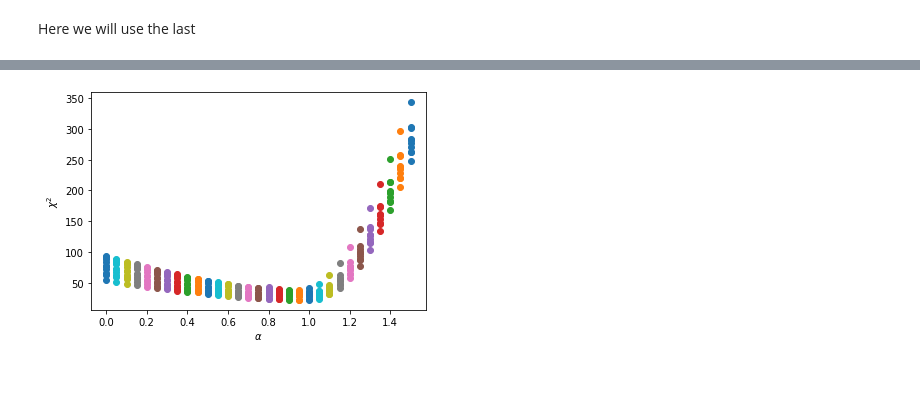
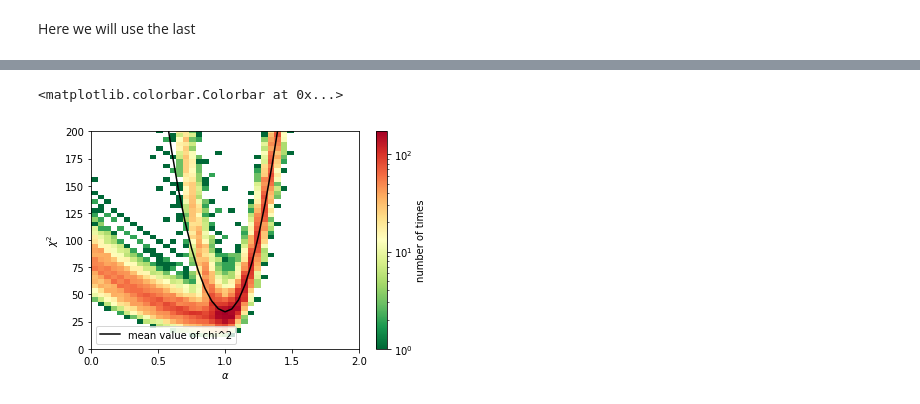
Before and after one commit to R-Grau/EBLpy, a Jupyter notebook: Multiple_Broken_power_law_multiple2.ipynb, the cells around one changed output, grey strips where cells are left out. Saved outputs shown, nothing was run; the diff lists cells and outputs as text; code cells hidden in the pictures; blank space fills up the shorter version.

```diff
--- a/Multiple_Broken_power_law_multiple2.ipynb
+++ b/Multiple_Broken_power_law_multiple2.ipynb
@@ -510,15 +558,17 @@ The minimum is at alpha =  1.0  +  0.050000000000000044  -  0.09999999999999998
 # %% [markdown]
 Here we will use the last
 # %%
-niter = 10 #number of iterations (1000 iterations take ~19 min)
+niter = 1000 #number of iterations (1000 iterations take ~19 min)
 chisqs_iter2 = []
 alphas_iter2 = []
-initial_guess_pos = 1.5
+initial_guess_pos = 1.
 step = 0.05
 last_bin = 2.
 first_bin = 0.
 
-alphas = np.arange(initial_guess_pos, first_bin - step, -step)
+alphas1 = np.arange(initial_guess_pos + step, last_bin + step, step)
+alphas2 = np.arange(initial_guess_pos, first_bin - step, -step)
+alphas = np.append(alphas1, alphas2)
 initial_guess_mat = np.zeros((len(alphas)+1, 5))
 
 my_generator = np.random.default_rng(1001)
@@ -657,10 +771,20 @@ for j in range(niter):
-# %%
-plt.plot(alphas_iter2, chisqs_iter2, 'o')
-#plt.yscale('log')
-# plt.xlim(0.75,1.15)
-# plt.ylim(30,40)
-plt.xlabel(r'$\alpha$')
-plt.ylabel(r'$\chi^2$')
-plt.show()
-# %% [output]
-[figure, removed]
+# %%
+chisqs_iter2 = np.array(chisqs_iter2)
+alphas_iter2 = np.array(alphas_iter2)
+alphas_iter2_ = np.concatenate(alphas_iter2)  #As the simulation takes long, the plot is made separately so one can change the plot without having to simulate everything again
+chisqs_iter2_ = np.concatenate(chisqs_iter2)
+order = np.argsort(alphas_iter2[0])
+
+
+fig, ax = plt.subplots()
+ax.plot(np.take_along_axis(alphas_iter2[0], order, axis=0), np.take_along_axis(np.mean(chisqs_iter2,0), order, axis=0), color = "black", label="mean value of chi^2")
+h = ax.hist2d(alphas_iter2_, chisqs_iter2_, bins=[len(alphas_iter2[0]),700], norm = colors.LogNorm(), cmap = "RdYlGn_r", label="histogram of chi^2 values")
+ax.set_xlabel(r'$\alpha$')
+ax.set_ylabel(r'$\chi^2$')
+ax.legend()
+ax.set_ylim(0,200)
+# ax.set_xlim(0.5,1.15)
+fig.colorbar(h[3], ax=ax, label="number of times")
+# %% [output]
+<matplotlib.colorbar.Colorbar at 0x...>
+[figure, added]
```
Also changed, not shown: parts of 10 cells of this notebook, 2 other files.
